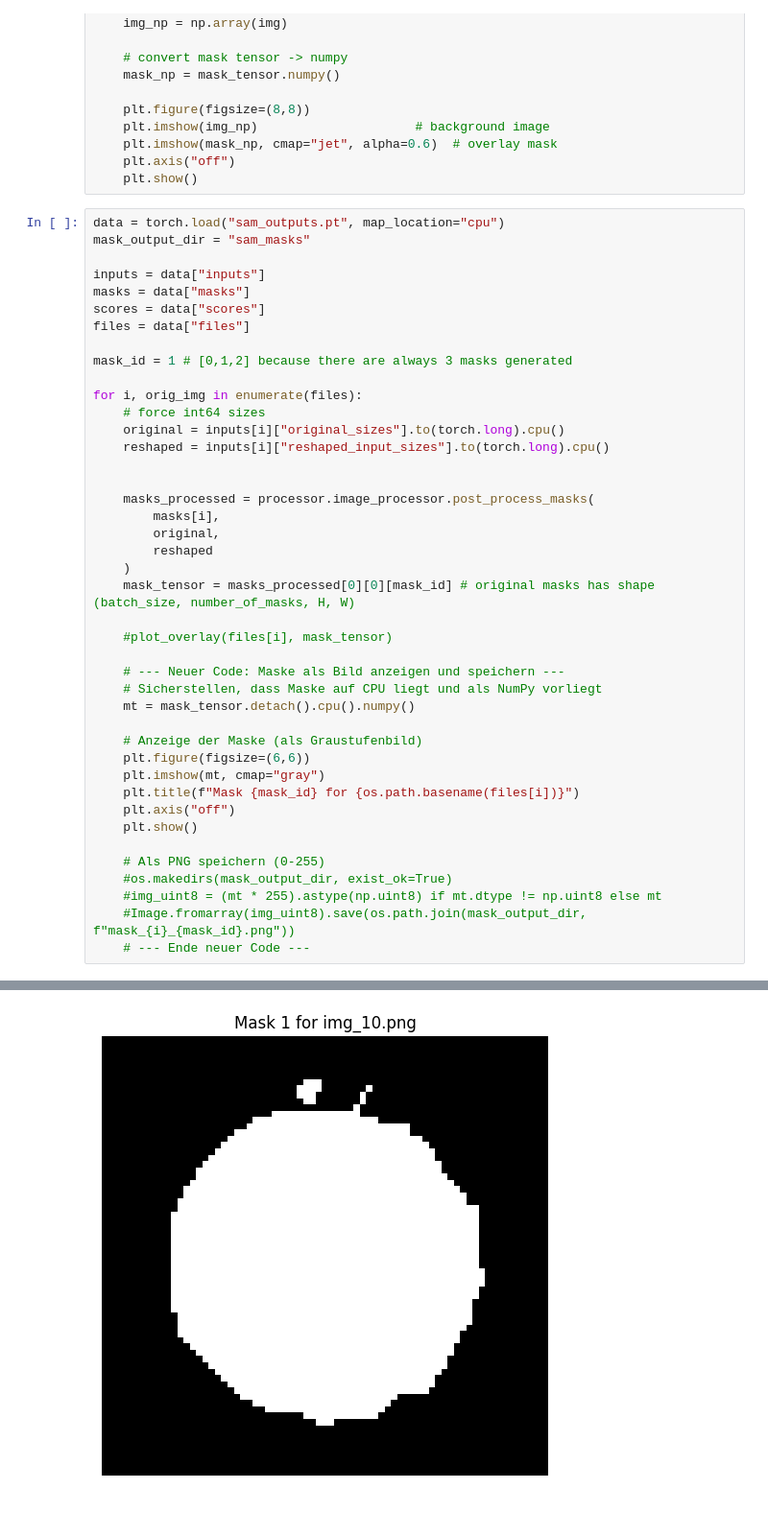
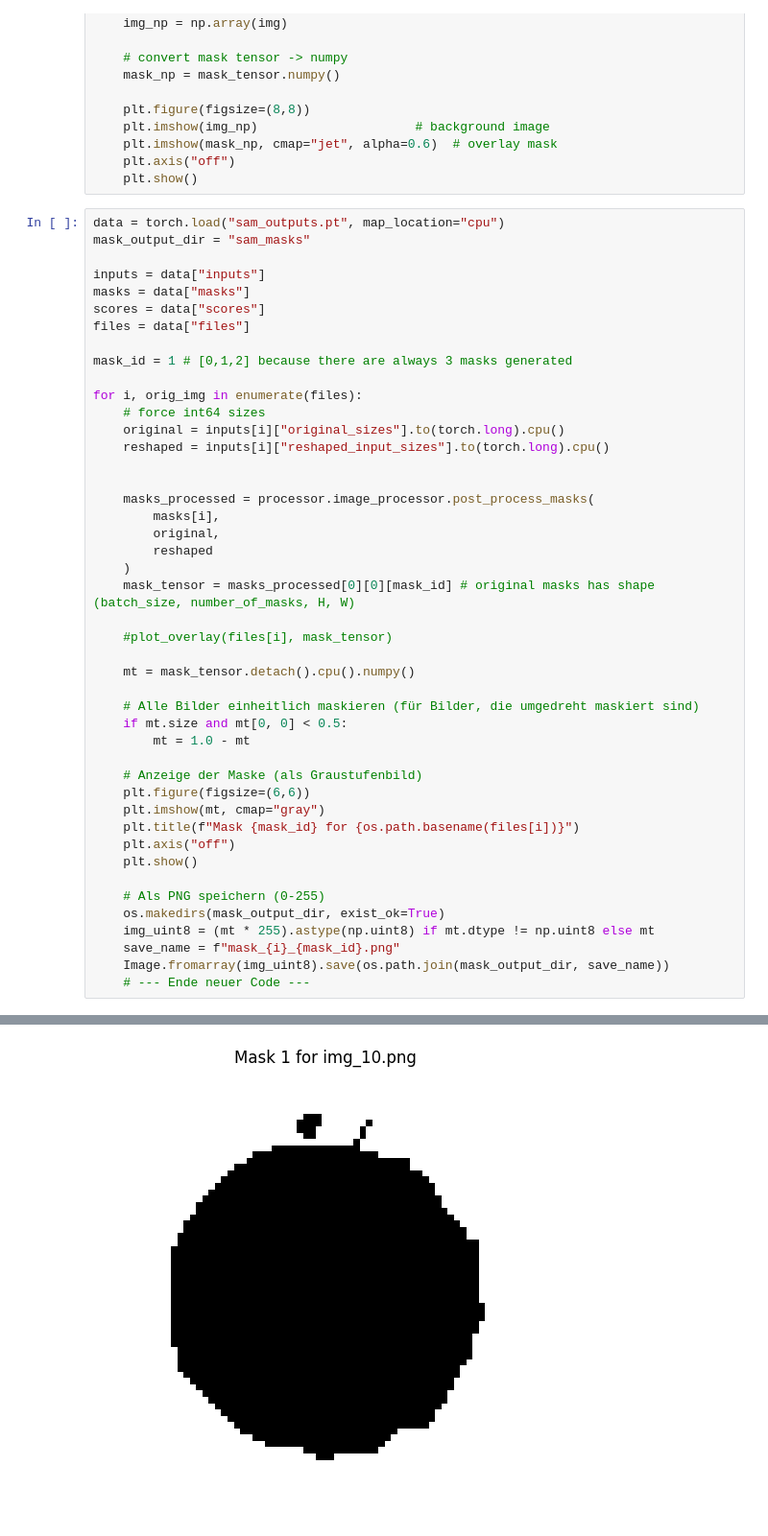
Before and after one commit to moritzwo09/Physical_Adversarial_Examples, a Jupyter notebook: code/segment.ipynb, the cells around one changed output, grey strips where cells are left out. Shown at 96% size. Cells and saved outputs as stored; diff of their text form.

Commit message:
save masks

```diff
--- a/code/segment.ipynb
+++ b/code/segment.ipynb
@@ -55,9 +55,11 @@ for i, orig_img in enumerate(files):
 
     #plot_overlay(files[i], mask_tensor)
 
-    # --- Neuer Code: Maske als Bild anzeigen und speichern ---
-    # Sicherstellen, dass Maske auf CPU liegt und als NumPy vorliegt
     mt = mask_tensor.detach().cpu().numpy()
+
+    # Alle Bilder einheitlich maskieren (für Bilder, die umgedreht maskiert sind)
+    if mt.size and mt[0, 0] < 0.5:
+        mt = 1.0 - mt
 
     # Anzeige der Maske (als Graustufenbild)
     plt.figure(figsize=(6,6))
@@ -67,8 +69,9 @@ for i, orig_img in enumerate(files):
     plt.show()
 
     # Als PNG speichern (0-255)
-    #os.makedirs(mask_output_dir, exist_ok=True)
-    #img_uint8 = (mt * 255).astype(np.uint8) if mt.dtype != np.uint8 else mt
-    #Image.fromarray(img_uint8).save(os.path.join(mask_output_dir, f"mask_{i}_{mask_id}.png"))
+    os.makedirs(mask_output_dir, exist_ok=True)
+    img_uint8 = (mt * 255).astype(np.uint8) if mt.dtype != np.uint8 else mt
+    save_name = f"mask_{i}_{mask_id}.png"
+    Image.fromarray(img_uint8).save(os.path.join(mask_output_dir, save_name))
     # --- Ende neuer Code ---
 # %% [output]
@@ -85 +88 @@ for i, orig_img in enumerate(files):
-[figure, old version]
+[figure, new version]
```
Also changed, not shown: parts of 1 cell of this notebook, 16 other files.
